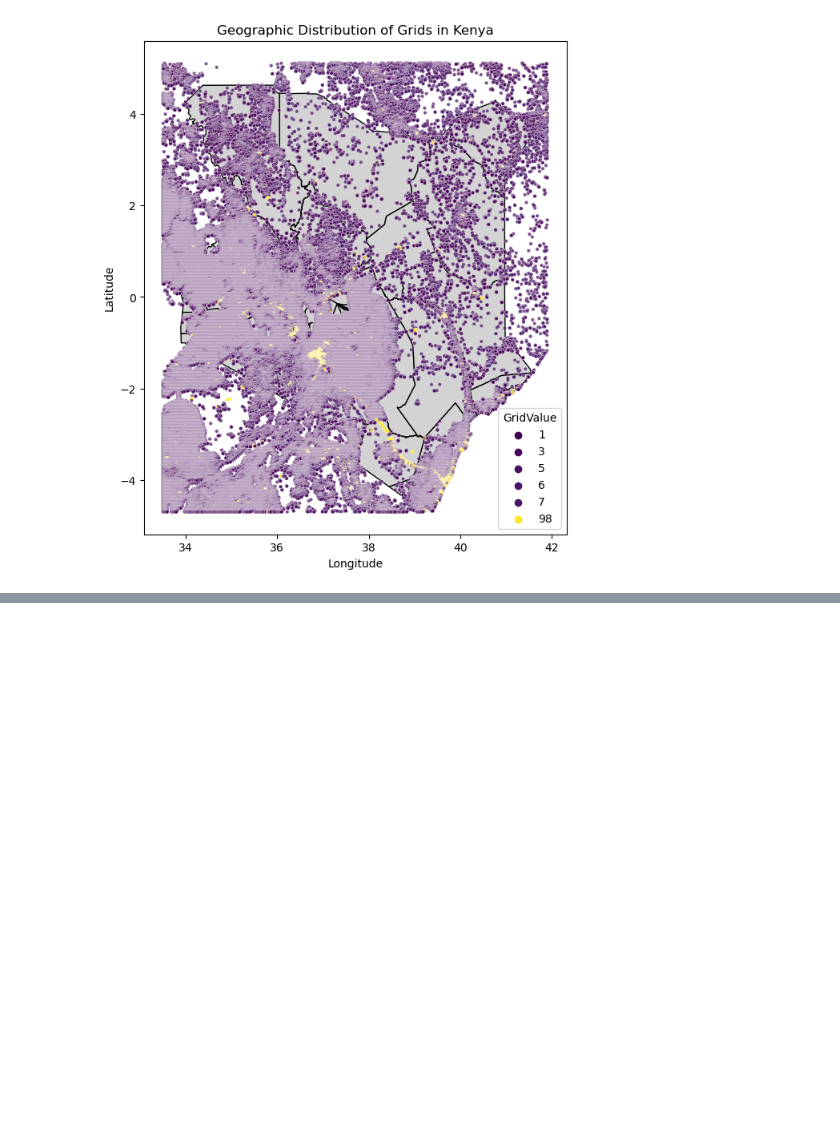
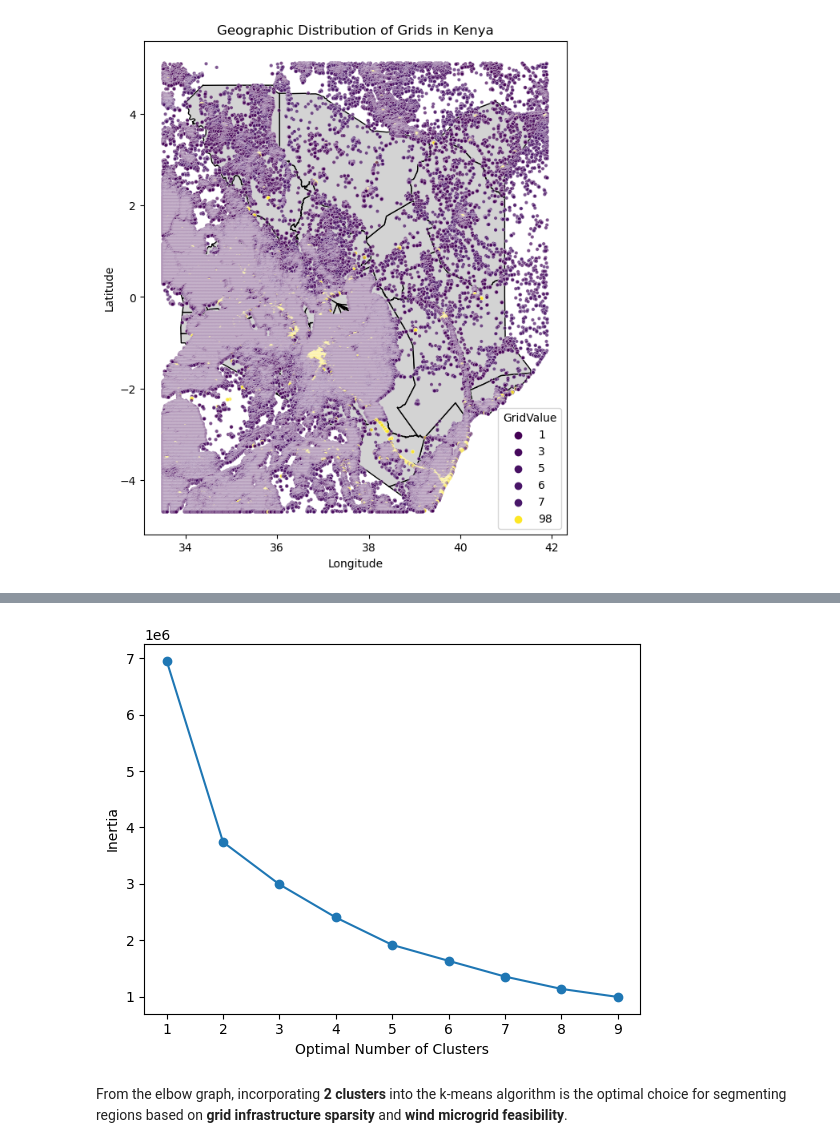
Before and after one commit to DavidGathimbaM/Energy-Access-and-Electrification-planning-in-Kenya, a Jupyter notebook: index_final.ipynb, the cells around one changed output, grey strips where cells are left out. Drawn from its saved outputs; the diff is of its cells as text; code cells hidden in the pictures; blank space fills up the shorter version.

```diff
--- a/index_final.ipynb
+++ b/index_final.ipynb
@@ -821,0 +1192,6 @@ Machine learning
+# %%
+# Load the final_merged_df csv for machine learning as ml_df
+ml_df = pd.read_csv(r'C:\Users\pc\Documents\Projects\Energy_Access_and_Electrification_Planning_in_Kenya\final_merged_df.csv')
+
+print(ml_df.shape)
+ml_df.isna().sum()
@@ -821,0 +1223,40 @@ Machine learning
+# %%
+# Label encode categorical variables
+from sklearn.preprocessing import LabelEncoder
+
+# Income_Distribution
+income_encoder = LabelEncoder()
+ml_df['Income_Distribution'] = income_encoder.fit_transform(ml_df['Income_Distribution'])
+
+# Grid_Value
+grid_encoder = LabelEncoder()
+ml_df['Grid_Value'] = grid_encoder.fit_transform(ml_df['Grid_Value'])
+# %%
+# Normalize clustering features
+from sklearn.preprocessing import StandardScaler
+
+# Clustering features
+features = ml_df[['Pop_Density_2020', 'Wind_Speed', 'Latitude', 'Longitude', 'Income_Distribution', 'Grid_Value']]
+
+scaler = StandardScaler()
+scaled_features = scaler.fit_transform(features)
+# %%
+from sklearn.cluster import KMeans
+import matplotlib.pyplot as plt
+
+# Find optimal number of clusters
+inertia = []
+for k in range(1, 10):
+    kmeans = KMeans(n_clusters=k, random_state=0)
+    kmeans.fit(scaled_features)
+    inertia.append(kmeans.inertia_)
+
+# Plot elbow graph
+plt.plot(range(1, 10), inertia, marker='o')
+plt.xlabel('Optimal Number of Clusters')
+plt.ylabel('Inertia')
+plt.show()
+# %% [output]
+[figure, added]
+# %% [markdown]
+From the elbow graph, incorporating **2 clusters** into the k-means algorithm is the optimal choice for segmenting regions based on **grid infrastructure sparsity** and **wind microgrid feasibility**.
```
Also changed, not shown: parts of 62 cells of this notebook.
